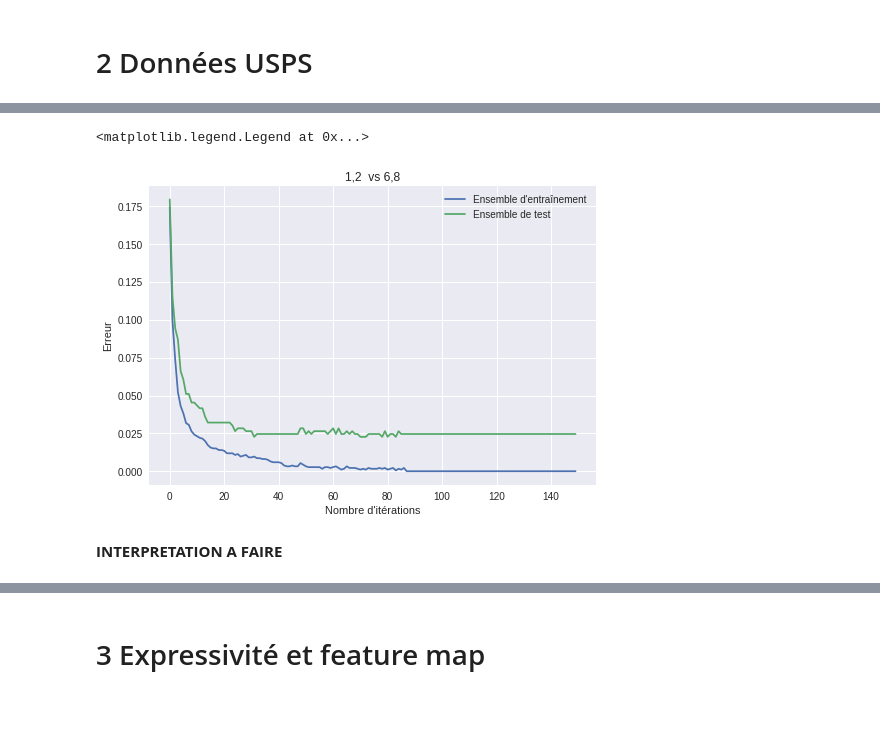
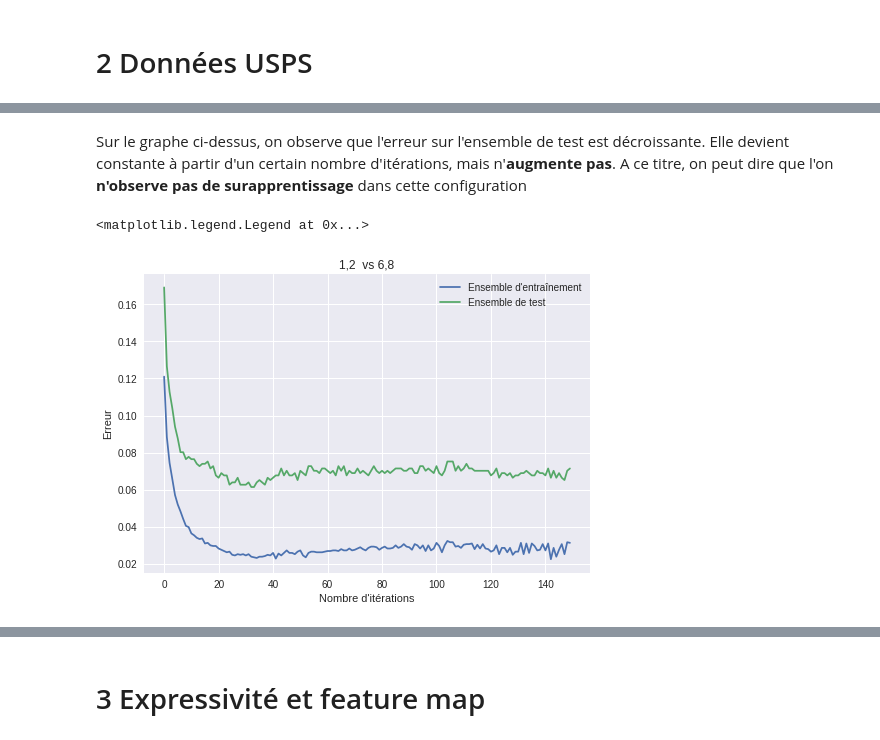
Before and after one commit to PierreBoyeau/perceptron_svm, a Jupyter notebook: TP 4 - Perceptron et SVM.ipynb, the cells around one changed output, grey strips where cells are left out. Saved outputs shown, nothing was run; the diff lists cells and outputs as text; code cells hidden in the pictures; blank space fills up the shorter version.

```diff
--- a/TP 4 - Perceptron et SVM.ipynb
+++ b/TP 4 - Perceptron et SVM.ipynb
@@ -421,11 +457,11 @@ weight matrix :  [[ 0.43721032  0.31912479 -0.05773351  0.31633464  0.11215217 -
+# %% [markdown]
+Sur le graphe ci-dessus, on observe que l'erreur sur l'ensemble de test est décroissante. Elle devient constante à partir d'un certain nombre d'itérations, mais n'**augmente pas**. A ce titre, on peut dire que l'on **n'observe pas de surapprentissage** dans cette configuration
 # %%
 plt.figure()
-model.errors(x06train, y06train, "Ensemble d'entraînement")
-model.errors(x06test, y06test, "Ensemble de test")
+model2.errors(xtrain, ytrain, "Ensemble d'entraînement")
+model2.errors(xtest, ytest, "Ensemble de test")
 plt.title("1,2  vs 6,8")
 plt.legend()
 # %% [output]
 <matplotlib.legend.Legend at 0x...>
-[figure, old version]
+[figure, new version]
-# %% [markdown]
-**INTERPRETATION A FAIRE**
```
Also changed, not shown: parts of 31 cells of this notebook.
